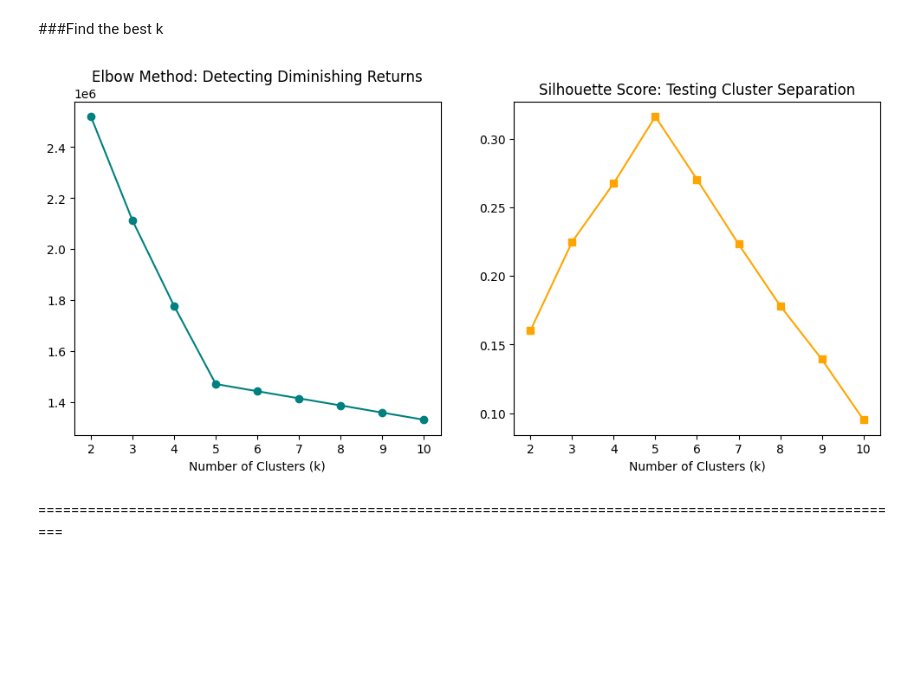
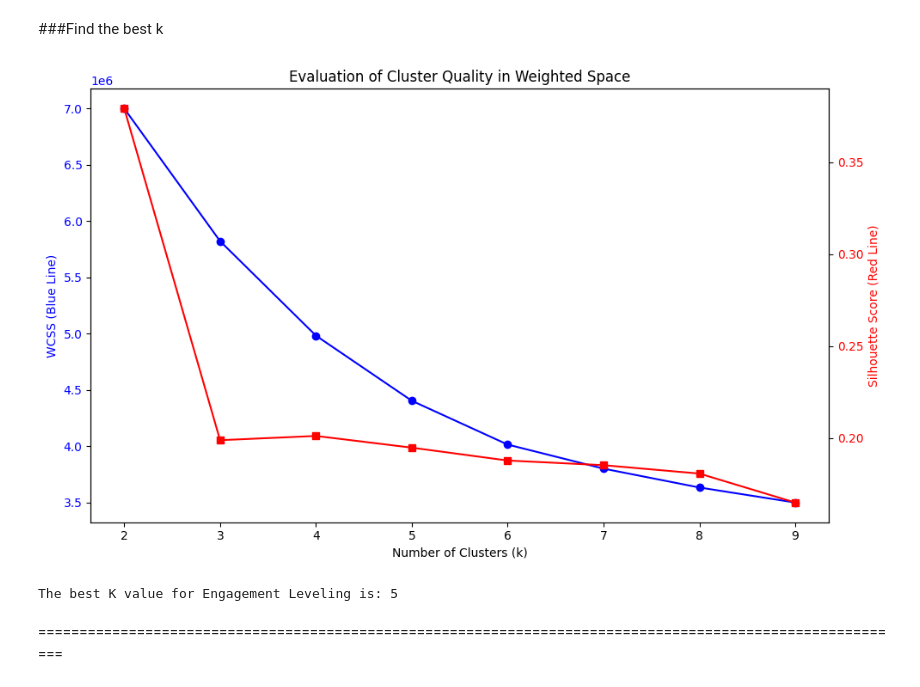
Before and after one commit to praveentecsl/High-Engagement-Content-Classification-model, a Jupyter notebook: SocialMedia_engagement.ipynb, the cells around one changed output. Cells and saved outputs as stored; diff of their text form; code cells hidden in the pictures; blank space fills up the shorter version.

Commit message:
change the structure of the kmeans

```diff
--- a/SocialMedia_engagement.ipynb
+++ b/SocialMedia_engagement.ipynb
@@ -82,34 +44,40 @@ Cleaned Feature Count: 42
 # %% [markdown]
 ###Find the best k
-# %%
-from sklearn.cluster import KMeans
-from sklearn.metrics import silhouette_score
-
-wcss = []
-silhouette_avg = []
-k_range = range(2, 11)
-
-for k in k_range:
-    # Industry standard: n_init='auto' or 10 is good for reproducibility
-    kmeans = KMeans(n_clusters=k, init='k-means++', n_init=10, random_state=42)
-    kmeans.fit(X_train_scaled)
-    wcss.append(kmeans.inertia_)
-    silhouette_avg.append(silhouette_score(X_train_scaled, kmeans.labels_))
-
-# Visualization
-plt.figure(figsize=(12, 5))
-plt.subplot(1, 2, 1)
-plt.plot(k_range, wcss, marker='o', color='teal')
-plt.title('Elbow Method: Detecting Diminishing Returns')
-plt.xlabel('Number of Clusters (k)')
-
-plt.subplot(1, 2, 2)
-plt.plot(k_range, silhouette_avg, marker='s', color='orange')
-plt.title('Silhouette Score: Testing Cluster Separation')
-plt.xlabel('Number of Clusters (k)')
-plt.show()
-# %% [output]
-[figure, removed]
+# %%
+# 4. Finding Best K
+wcss = []
+sil = []
+k_range = range(2, 10)
+
+for k in k_range:
+    km = KMeans(n_clusters=k, init='k-means++', n_init=10, random_state=42)
+    labels = km.fit_predict(X_train_scaled)
+    wcss.append(km.inertia_)
+    sil.append(silhouette_score(X_train_scaled, labels))
+
+# Visualization with Explicit Labels
+fig, ax1 = plt.subplots(figsize=(10, 6))
+ax1.set_xlabel('Number of Clusters (k)')
+ax1.set_ylabel('WCSS (Blue Line)', color='blue')
+ax1.plot(k_range, wcss, marker='o', color='blue', label='WCSS (Elbow Method)')
+ax1.tick_params(axis='y', labelcolor='blue')
+
+ax2 = ax1.twinx()
+ax2.set_ylabel('Silhouette Score (Red Line)', color='red')
+ax2.plot(k_range, sil, marker='s', color='red', label='Silhouette Score')
+ax2.tick_params(axis='y', labelcolor='red')
+
+plt.title("Evaluation of Cluster Quality in Weighted Space")
+fig.tight_layout()
+plt.show()
+
+# Determining the Best K
+# Mathematically, the peak of the Silhouette score or the Elbow of WCSS.
+best_k = 5
+print(f"The best K value for Engagement Leveling is: {best_k}")
+# %% [output]
+[figure, added]
+The best K value for Engagement Leveling is: 5
 # %% [markdown]
 ==========================================================================================================
 # %% [markdown]
```
Also changed, not shown: parts of 14 cells of this notebook.
